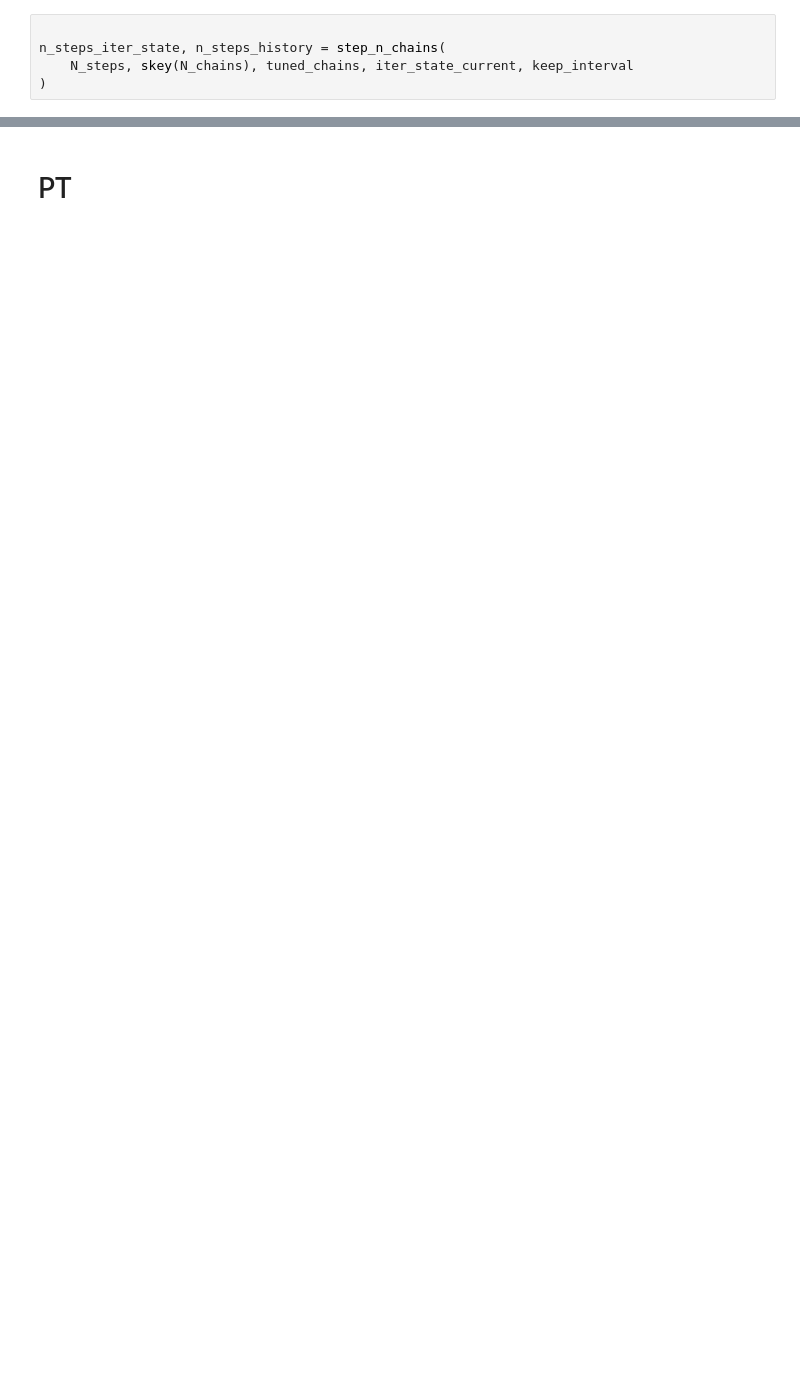
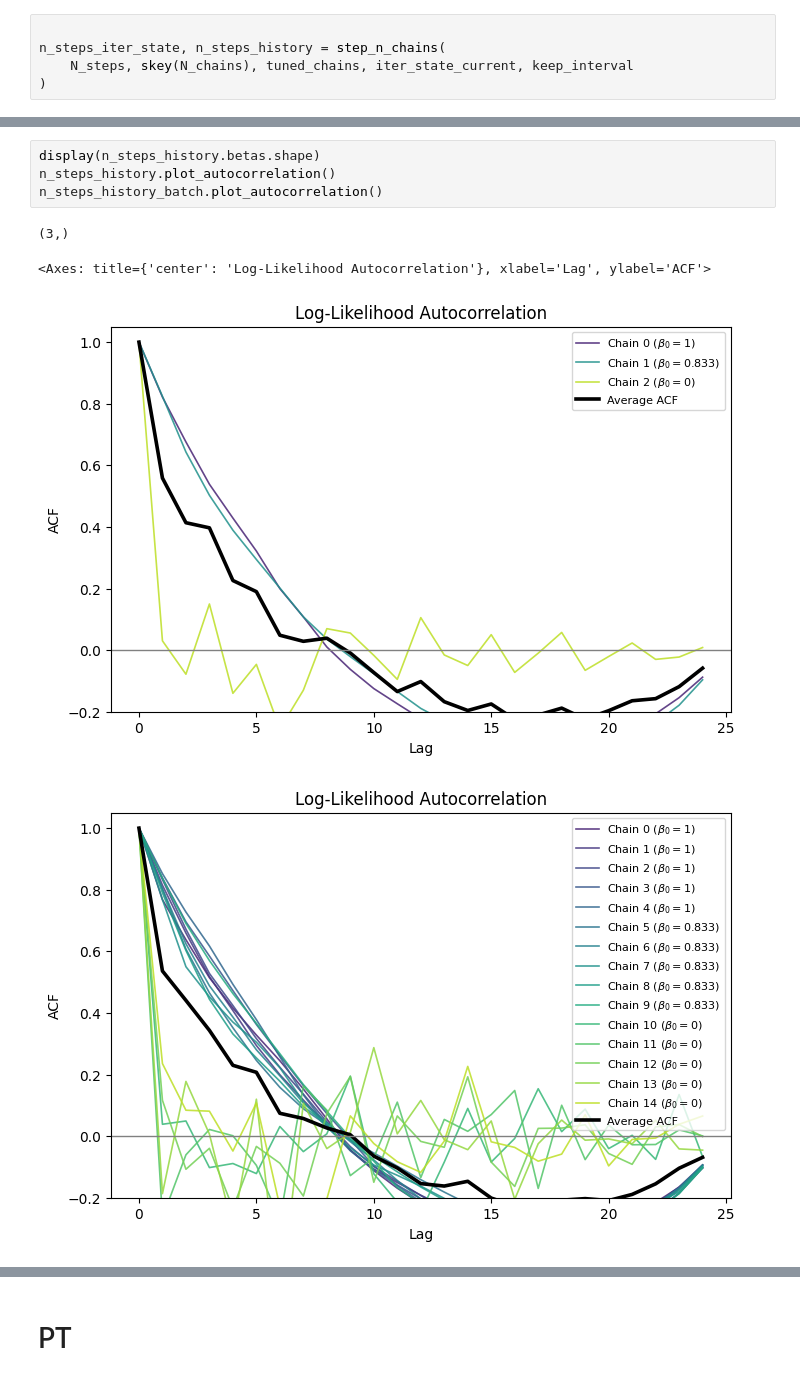
Before and after one commit to JeppeKlitgaard/nanopinv, a Jupyter notebook: examples/crosshole_GPR_tomography/crosshole_GPR_tomography copy 3.ipynb, the cells around one changed output, grey strips where cells are left out. Saved outputs shown, nothing was run; the diff lists cells and outputs as text; blank space fills up the shorter version.

```diff
--- a/examples/crosshole_GPR_tomography/crosshole_GPR_tomography copy 3.ipynb
+++ b/examples/crosshole_GPR_tomography/crosshole_GPR_tomography copy 3.ipynb
@@ -248,0 +340,9 @@ n_steps_history
+# %%
+display(n_steps_history.betas.shape)
+n_steps_history.plot_autocorrelation()
+n_steps_history_batch.plot_autocorrelation()
+# %% [output]
+(3,)
+<Axes: title={'center': 'Log-Likelihood Autocorrelation'}, xlabel='Lag', ylabel='ACF'>
+[figure, added]
+[figure, added]
```
Also changed, not shown: parts of 75 cells of this notebook, 3 other files.
